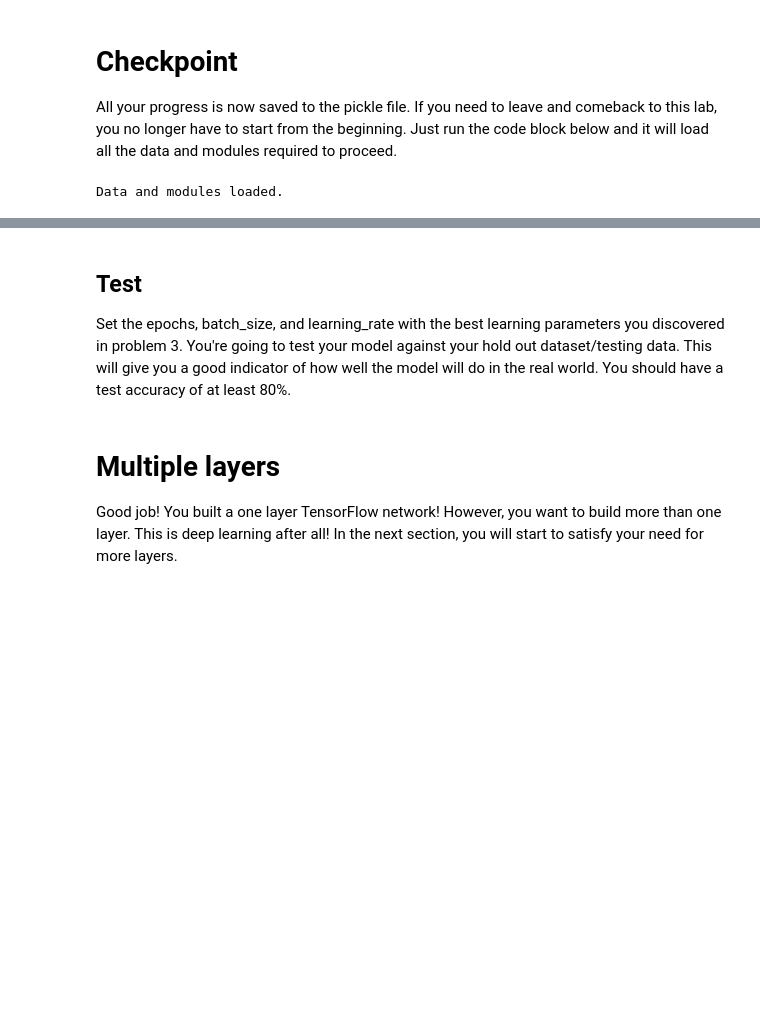
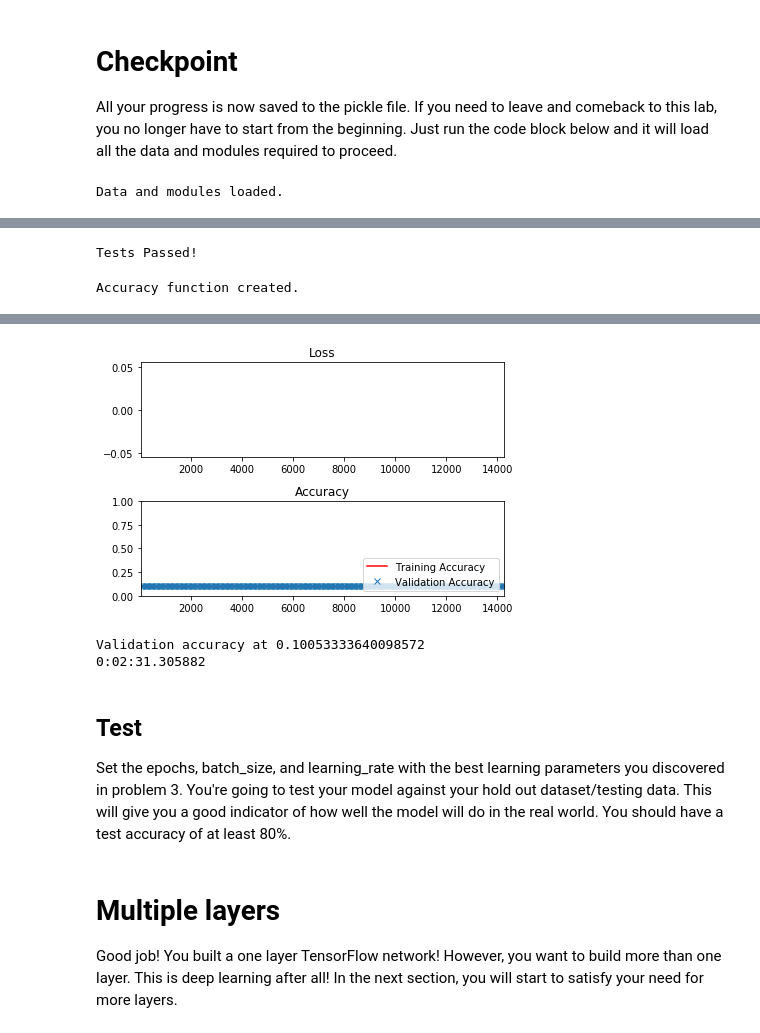
Before and after one commit to mohamedbanhawi/CarND-LaneLines-P1, a Jupyter notebook: Term1/TensorFlow/CarND-TensorFlow-Lab/lab.ipynb, the cells around one changed output, grey strips where cells are left out. Saved outputs shown, nothing was run; the diff lists cells and outputs as text; code cells hidden in the pictures; blank space fills up the shorter version.

```diff
--- a/Term1/TensorFlow/CarND-TensorFlow-Lab/lab.ipynb
+++ b/Term1/TensorFlow/CarND-TensorFlow-Lab/lab.ipynb
@@ -262,11 +257,15 @@ labels_count = 10
 # TODO: Set the features and labels tensors
 # features =
 # labels =
+# Features and Labels
+features = tf.placeholder(tf.float32)
+labels = tf.placeholder(tf.float32)
 
 # TODO: Set the weights and biases tensors
 # weights =
 # biases =
-
+weights = tf.Variable(tf.truncated_normal((features_count, labels_count)))
+biases = tf.Variable(tf.zeros(labels_count))
 
 
 ### DON'T MODIFY ANYTHING BELOW ###
@@ -325,6 +324,8 @@ with tf.Session() as session:
 assert not np.count_nonzero(biases_data), 'biases must be zeros'
 
 print('Tests Passed!')
+# %% [output]
+Tests Passed!
 # %%
 # Determine if the predictions are correct
 is_correct_prediction = tf.equal(tf.argmax(prediction, 1), tf.argmax(labels, 1))
@@ -332,6 +333,8 @@ is_correct_prediction = tf.equal(tf.argmax(prediction, 1), tf.argmax(labels, 1))
 accuracy = tf.reduce_mean(tf.cast(is_correct_prediction, tf.float32))
 
 print('Accuracy function created.')
+# %% [output]
+Accuracy function created.
 # %% [markdown]
 <img src="image/learn_rate_tune.png" style="height: 60%;width: 60%">
 ## Problem 3
@@ -374,11 +377,12 @@ The code will print out a Loss and Accuracy graph, so you can see how well the n
 *If you're having trouble solving problem 3, you can view the solution [here](https://github.com/udacity/CarND-TensorFlow-Lab/blob/master/solutions.ipynb).*
 # %%
 # TODO: Find the best parameters for each configuration
-# epochs =
-# batch_size =
-# learning_rate =
+epochs = 5
+batch_size = 50
+learning_rate = 0.1
 
-
+from datetime import datetime
+startTime = datetime.now()
 
 ### DON'T MODIFY ANYTHING BELOW ###
 # Gradient Descent
@@ -419,33 +423,38 @@ with tf.Session() as session:
             if not batch_i % log_batch_step:
                 # Calculate Training and Validation accuracy
                 training_accuracy = session.run(accuracy, feed_dict=train_feed_dict)
                 validation_accuracy = session.run(accuracy, feed_dict=valid_feed_dict)
 
                 # Log batches
                 previous_batch = batches[-1] if batches else 0
                 batches.append(log_batch_step + previous_batch)
                 loss_batch.append(l)
                 train_acc_batch.append(training_accuracy)
                 valid_acc_batch.append(validation_accuracy)
 
         # Check accuracy against Validation data
         validation_accuracy = session.run(accuracy, feed_dict=valid_feed_dict)
 
 loss_plot = plt.subplot(211)
 loss_plot.set_title('Loss')
 loss_plot.plot(batches, loss_batch, 'g')
 loss_plot.set_xlim([batches[0], batches[-1]])
 acc_plot = plt.subplot(212)
 acc_plot.set_title('Accuracy')
 acc_plot.plot(batches, train_acc_batch, 'r', label='Training Accuracy')
 acc_plot.plot(batches, valid_acc_batch, 'x', label='Validation Accuracy')
 acc_plot.set_ylim([0, 1.0])
 acc_plot.set_xlim([batches[0], batches[-1]])
 acc_plot.legend(loc=4)
 plt.tight_layout()
 plt.show()
 
 print('Validation accuracy at {}'.format(validation_accuracy))
+print(datetime.now() - startTime)
+# %% [output]
+[figure, added]
+Validation accuracy at 0.10053333640098572
+0:02:31.305882
 # %% [markdown]
 ## Test
 Set the epochs, batch_size, and learning_rate with the best learning parameters you discovered in problem 3.  You're going to test your model against your hold out dataset/testing data.  This will give you a good indicator of how well the model will do in the real world.  You should have a test accuracy of at least 80%.
```
Also changed, not shown: parts of 3 cells of this notebook.
